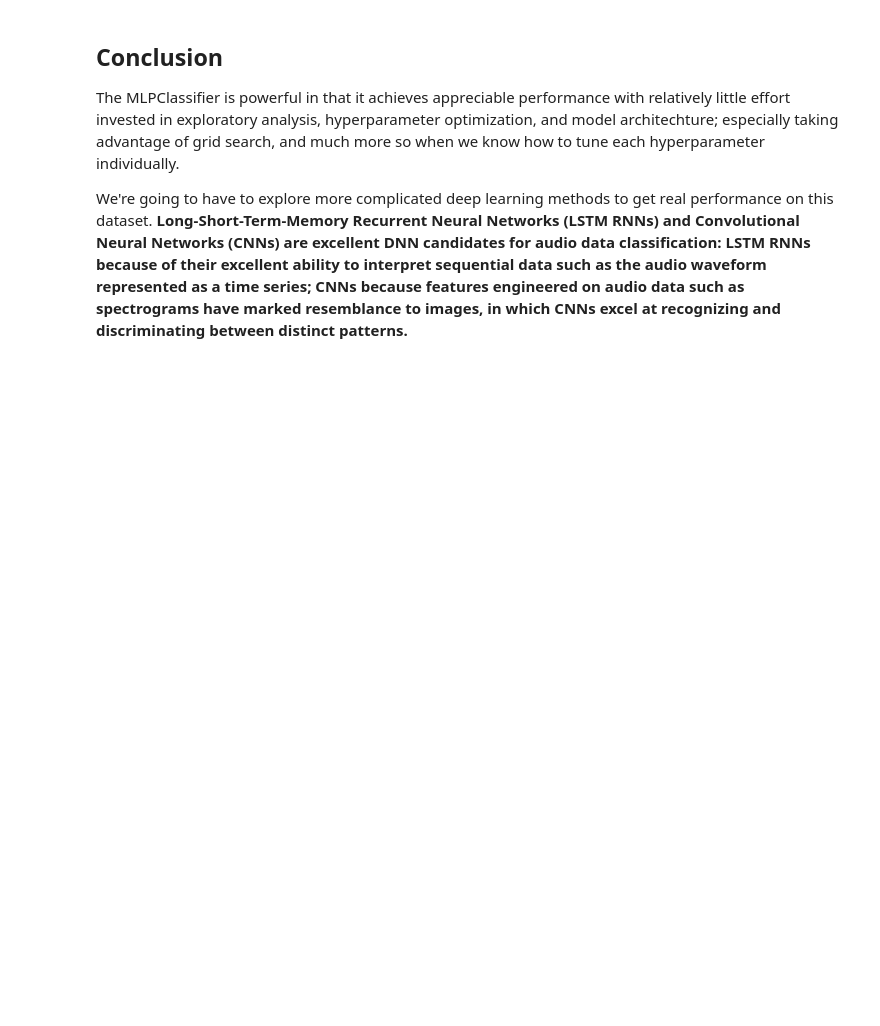
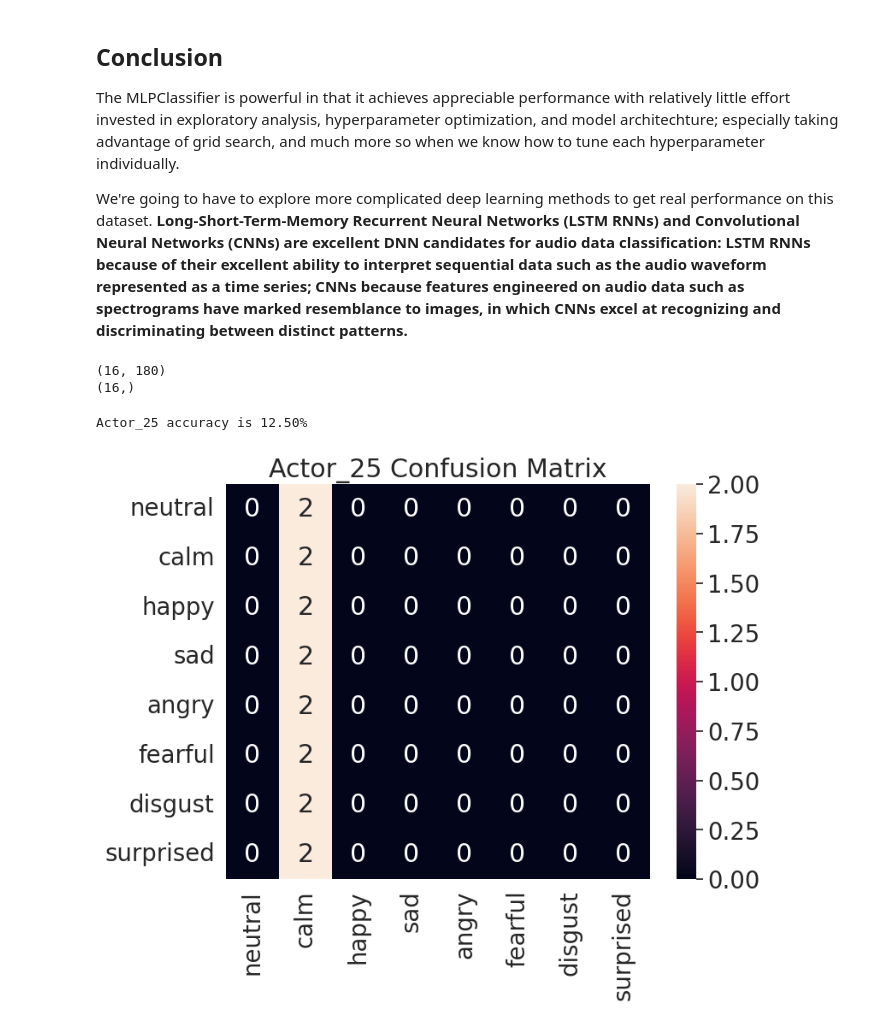
Before and after one commit to Mulin-Zhang3/Week4-NeuralNetworks, a Jupyter notebook: Week4__Neural_Networks.ipynb, the cells around one changed output. Drawn from its saved outputs; the diff is of its cells as text; code cells hidden in the pictures; blank space fills up the shorter version.

```diff
--- a/Week4__Neural_Networks.ipynb
+++ b/Week4__Neural_Networks.ipynb
@@ -812,3 +809,71 @@ It has become clear that an MLP network may not be the best choice of model for
 The MLPClassifier is powerful in that it achieves appreciable performance with relatively little effort invested in exploratory analysis, hyperparameter optimization, and model architechture; especially taking advantage of grid search, and much more so when we know how to tune each hyperparameter individually.
 
 We're going to have to explore more complicated deep learning methods to get real performance on this dataset. **Long-Short-Term-Memory Recurrent Neural Networks (LSTM RNNs) and Convolutional Neural Networks (CNNs) are excellent DNN candidates for audio data classification: LSTM RNNs because of their excellent ability to interpret sequential data such as the audio waveform represented as a time series; CNNs because features engineered on audio data such as spectrograms have marked resemblance to images, in which CNNs excel at recognizing and discriminating between distinct patterns.**
+# %%
+import os
+import glob
+import numpy as np
+
+actor25_features = []
+actor25_labels = []
+
+for file in glob.glob("/content/drive/MyDrive/IAT360/Actor_25/*.wav"):
+
+    file_name = os.path.basename(file)
+
+    emotion = emotions_dict[file_name.split("-")[2]]
+
+    features = get_features(file)
+
+    actor25_features.append(features)
+    actor25_labels.append(emotion)
+
+actor25_features = np.array(actor25_features)
+actor25_labels = np.array(actor25_labels)
+
+print(actor25_features.shape)
+print(actor25_labels.shape)
+# %% [output]
+(16, 180)
+(16,)
+# %%
+print(f'Actor_25 accuracy is {100*model.score(actor25_features, actor25_labels):.2f}%')
+# %% [output]
+Actor_25 accuracy is 12.50%
+# %%
+from sklearn.metrics import confusion_matrix
+import pandas as pd
+import seaborn as sn
+import matplotlib.pyplot as plt
+
+emotion_list = [
+    'neutral',
+    'calm',
+    'happy',
+    'sad',
+    'angry',
+    'fearful',
+    'disgust',
+    'surprised'
+]
+
+actor25_predictions = model.predict(actor25_features)
+
+cm = confusion_matrix(
+    actor25_labels,
+    actor25_predictions,
+    labels=emotion_list
+)
+
+cm_df = pd.DataFrame(
+    cm,
+    index=emotion_list,
+    columns=emotion_list
+)
+
+plt.figure(figsize=(8,6))
+sn.heatmap(cm_df, annot=True)
+plt.title("Actor_25 Confusion Matrix")
+plt.show()
+# %% [output]
+[figure, added]
```
Also changed, not shown: parts of 1 cell of this notebook.
